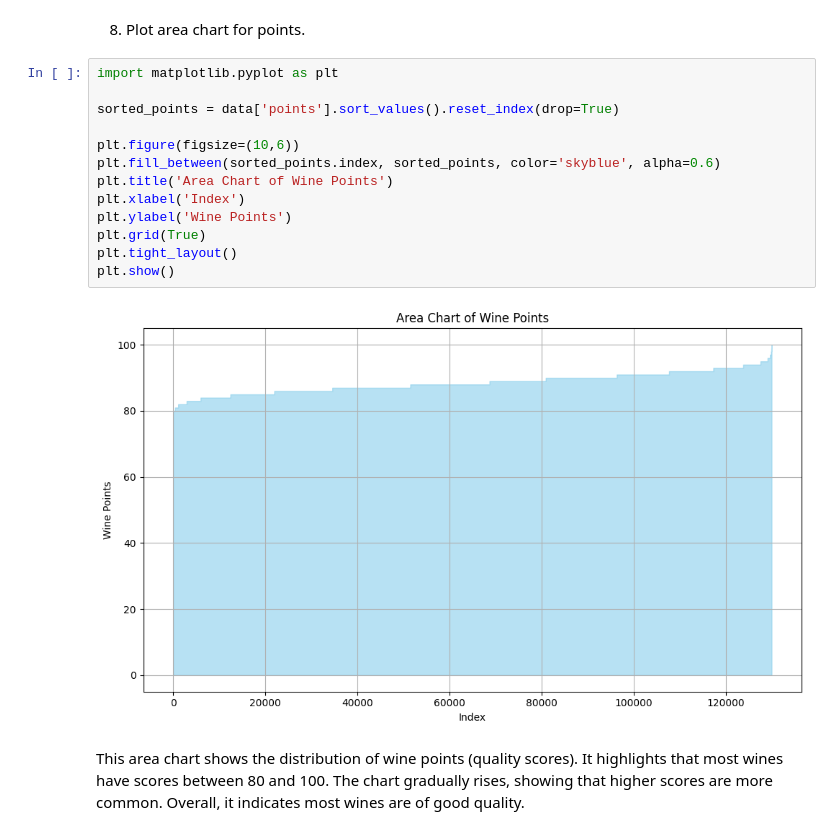
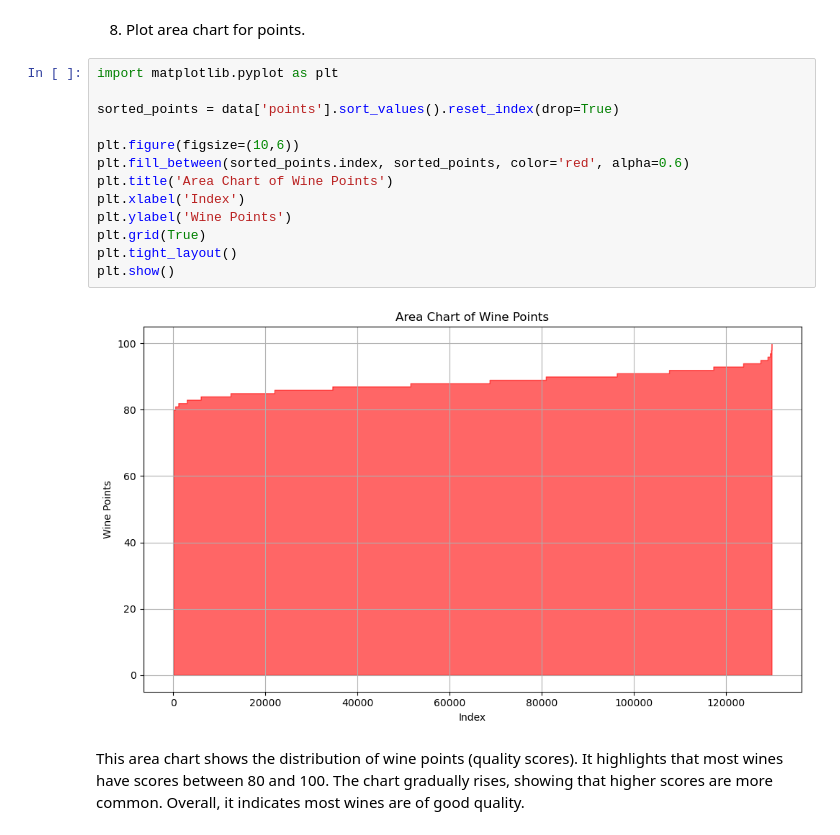
Before and after one commit to Chetana10r/Python_for_DS, a Jupyter notebook: Assign6_Visualization.ipynb, the cells around one changed output. Cells and saved outputs as stored; diff of their text form.

```diff
--- a/Assign6_Visualization.ipynb
+++ b/Assign6_Visualization.ipynb
@@ -181,18 +181,18 @@ This histogram shows the distribution of wine scores. Most wines score between 8
 # %%
 import matplotlib.pyplot as plt
 
 sorted_points = data['points'].sort_values().reset_index(drop=True)
 
 plt.figure(figsize=(10,6))
-plt.fill_between(sorted_points.index, sorted_points, color='skyblue', alpha=0.6)
+plt.fill_between(sorted_points.index, sorted_points, color='red', alpha=0.6)
 plt.title('Area Chart of Wine Points')
 plt.xlabel('Index')
 plt.ylabel('Wine Points')
 plt.grid(True)
 plt.tight_layout()
 plt.show()
 # %% [output]
-[figure, old version]
+[figure, new version]
 # %% [markdown]
 This area chart shows the distribution of wine points (quality scores). It highlights that most wines have scores between 80 and 100. The chart gradually rises, showing that higher scores are more common. Overall, it indicates most wines are of good quality.
 # %% [markdown]
```
Also changed, not shown: parts of 3 cells of this notebook, 2 other files.
